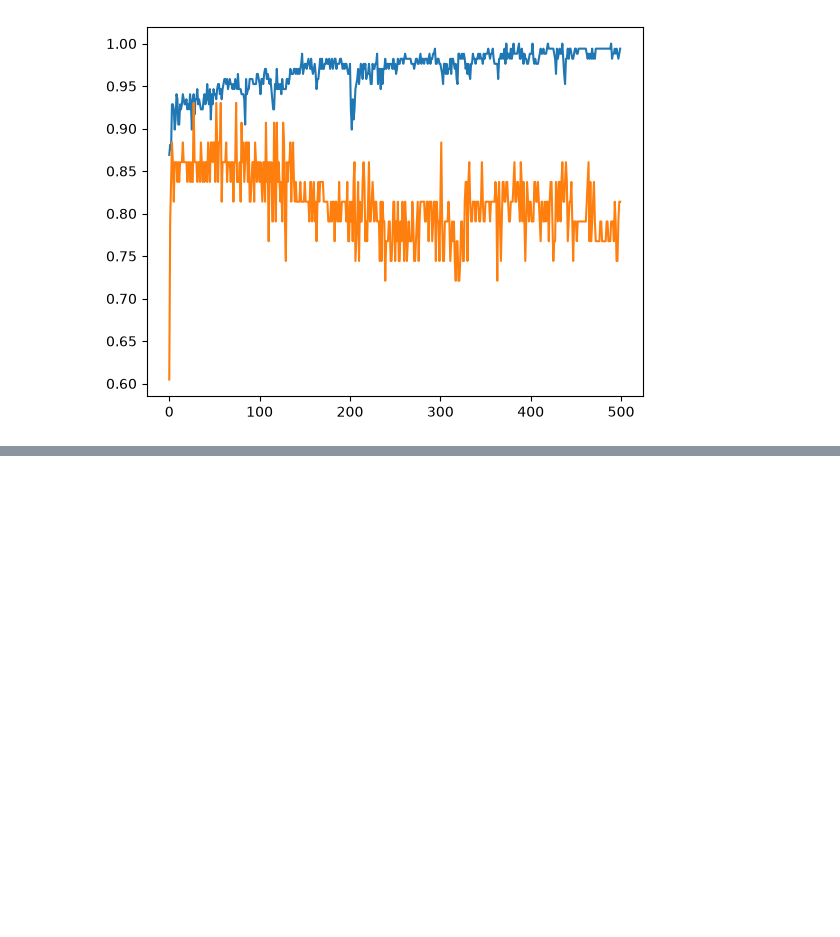
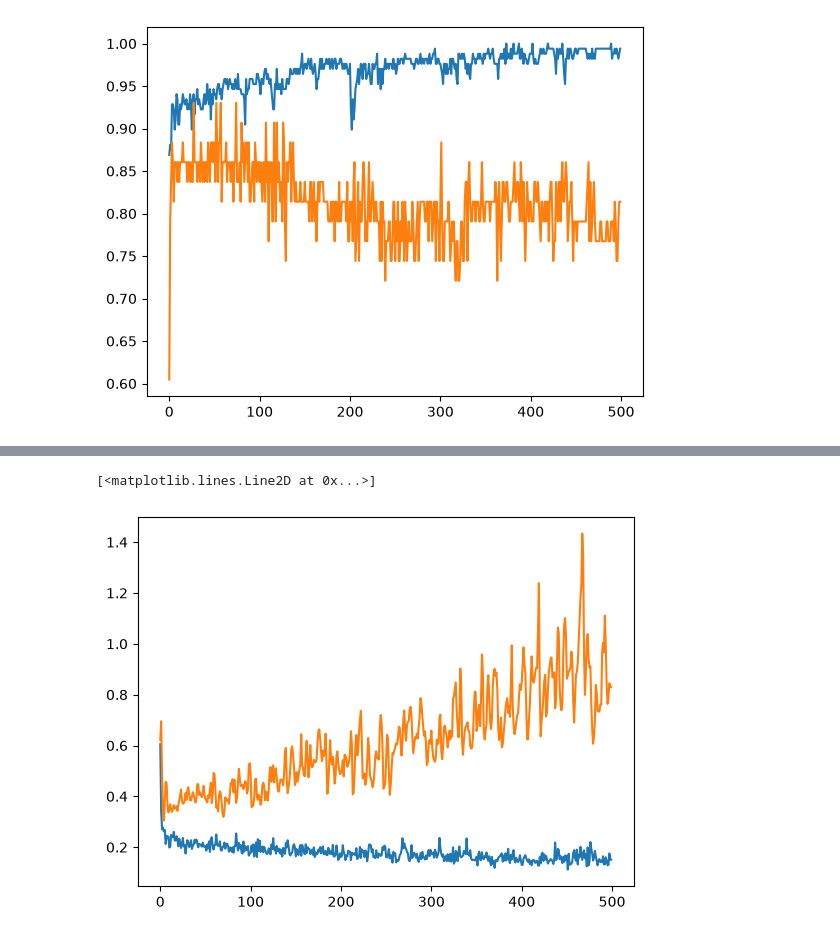
Before and after one commit to uravashiagrawal-hue/deep-learning, a Jupyter notebook: problems in neural network/overfitting/dropoutLayers.ipynb, the cells around one changed output, grey strips where cells are left out. Cells and saved outputs as stored; diff of their text form; code cells hidden in the pictures; blank space fills up the shorter version.

Commit message:
applied dropout

```diff
--- a/problems in neural network/overfitting/dropoutLayers.ipynb
+++ b/problems in neural network/overfitting/dropoutLayers.ipynb
@@ -408,3 +408,16 @@ plt.plot(history.history['val_accuracy'])
 # %% [output]
 [<matplotlib.lines.Line2D at 0x...>]
 [figure]
+# %%
+model = Sequential()
+
+model.add(Dense(128, input_dim=2, activation="relu"))
+model.add(Dropout(0.5))
+model.add(Dense(128, activation="relu"))
+model.add(Dropout(0.5))
+model.add(Dense(1, activation="sigmoid"))
+
+adam = Adam(learning_rate=0.01)
+model.compile(loss='binary_crossentropy', optimizer=adam, metrics=['accuracy'])
+
+history = model.fit(X, y, epochs=500, validation_split = 0.2,verbose=1)
@@ -410,0 +442,6 @@ plt.plot(history.history['val_accuracy'])
+# %%
+plt.plot(history.history['loss'])
+plt.plot(history.history['val_loss'])
+# %% [output]
+[<matplotlib.lines.Line2D at 0x...>]
+[figure, added]
```
Also changed, not shown: parts of 2 cells of this notebook.
